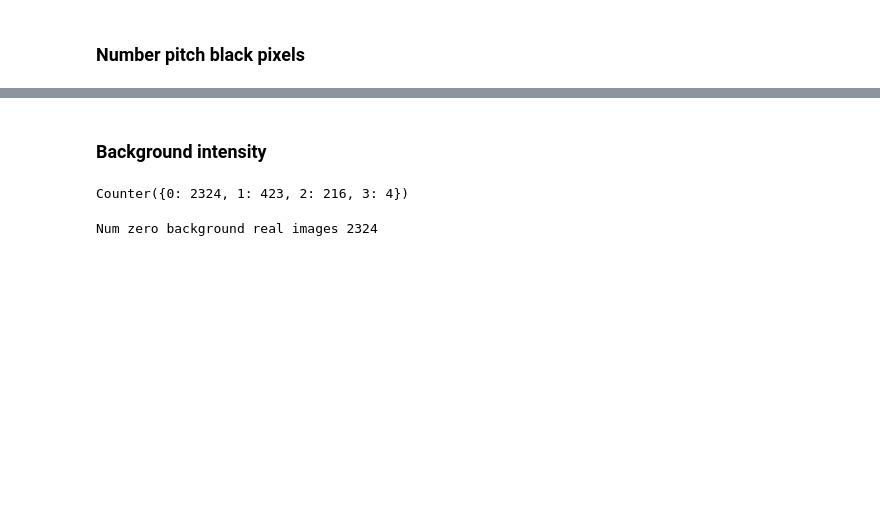
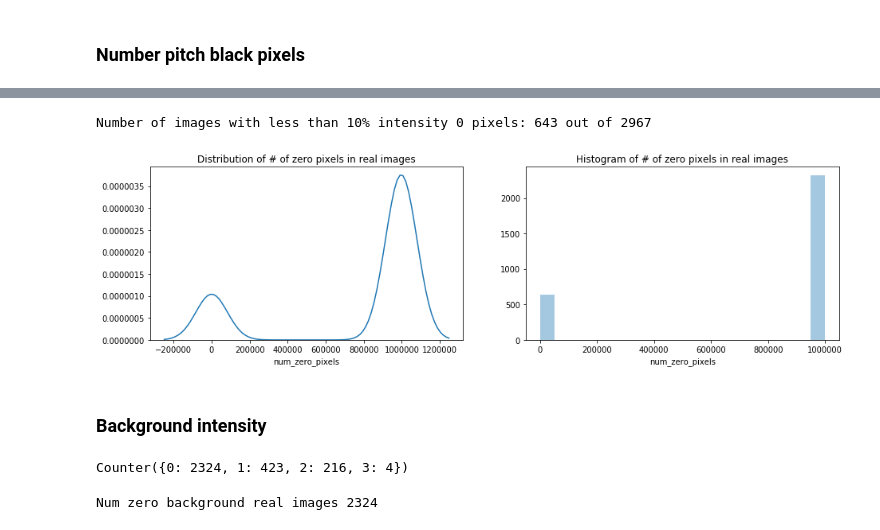
Before and after one commit to Simeonedef/Galaxy-Image-Gen, a Jupyter notebook: analysis/real_image_statistics.ipynb, the cells around one changed output, grey strips where cells are left out. Drawn from its saved outputs; the diff is of its cells as text; code cells hidden in the pictures; blank space fills up the shorter version.

Commit message:
WIP: Analysis of # of white pixels per image

```diff
--- a/analysis/real_image_statistics.ipynb
+++ b/analysis/real_image_statistics.ipynb
@@ -77,3 +61,16 @@ real_images_df
+# %%
+fig, (ax1, ax2) = plt.subplots(1, 2)
+num_zero_pixels = real_images_df.num_zero_pixels
+
+plt.subplots_adjust(left=8.0, bottom=None, right=10.0, top=None, wspace=None, hspace=None)
+sns.distplot(num_zero_pixels, hist=False, kde=True, ax=ax1)
+sns.distplot(num_zero_pixels, hist=True, bins=20, kde=False, ax=ax2)
+ax1.set_title('Distribution of # of zero pixels in real images')
+ax2.set_title('Histogram of # of zero pixels in real images')
+print("Number of images with less than 10% intensity 0 pixels: {} out of {}".format((num_zero_pixels < 100000).sum(), real_images_df.shape[0]))
+# %% [output]
+Number of images with less than 10% intensity 0 pixels: 643 out of 2967
+[figure, added]
 # %% [markdown]
 ### Background intensity
 # %%
```
Also changed, not shown: parts of 3 cells of this notebook.
